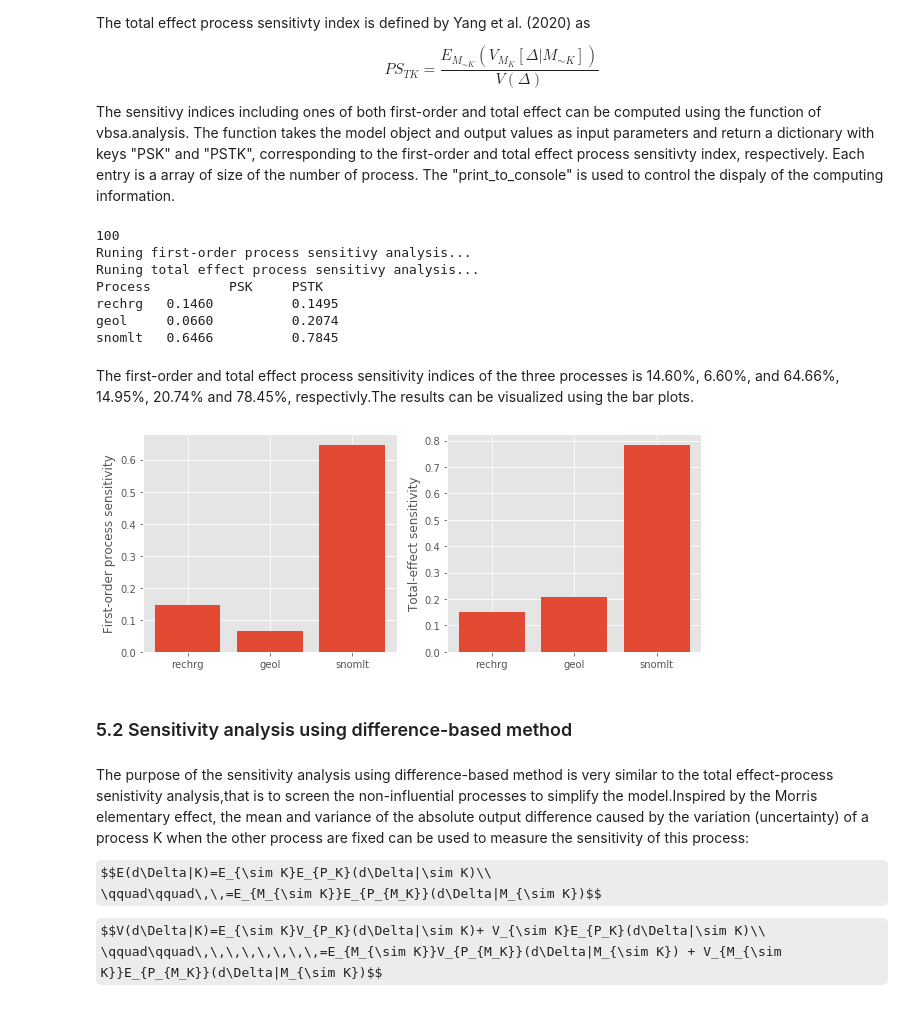
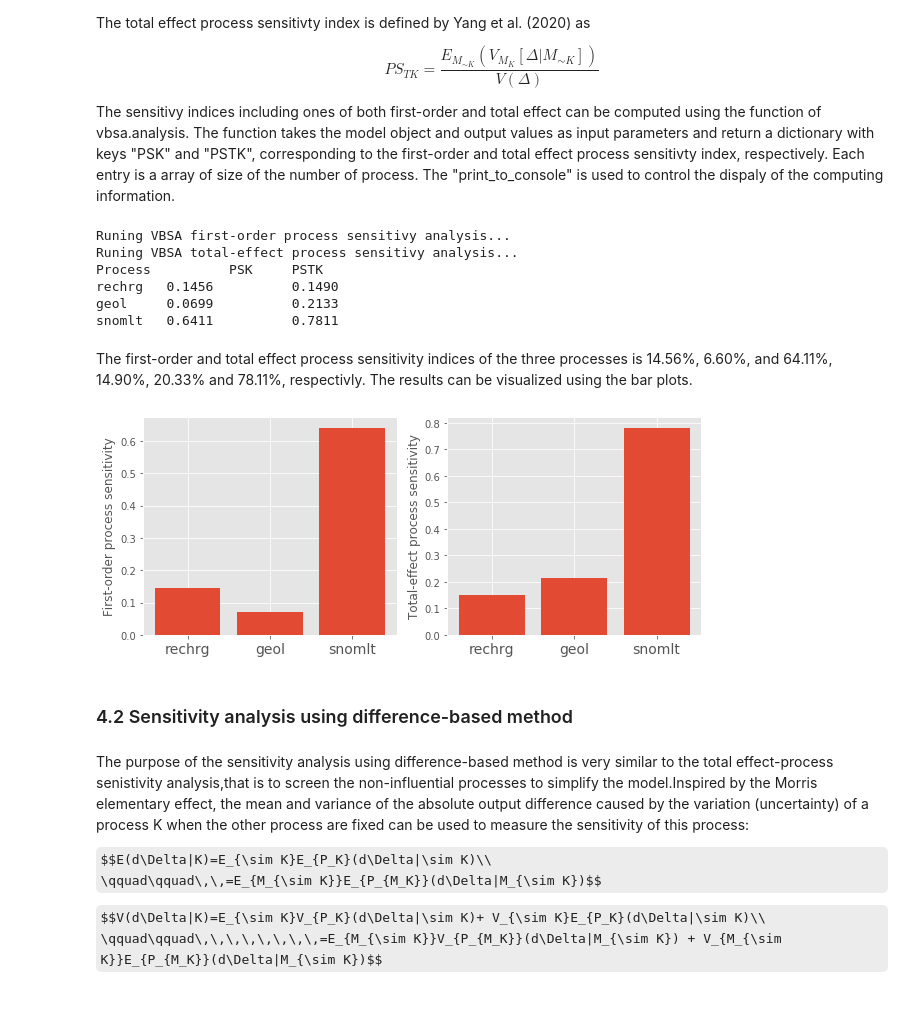
Before and after one commit to jyangfsu/SAMMPy, a Jupyter notebook: examples/workflow_1D_groundwater_flow.ipynb, the cells around one changed output. Drawn from its saved outputs; the diff is of its cells as text; code cells hidden in the pictures; some formulas as TeX source.

```diff
--- a/examples/workflow_1D_groundwater_flow.ipynb
+++ b/examples/workflow_1D_groundwater_flow.ipynb
@@ -9,9 +9,3 @@ Prepared by Jing Yang and Ming Ye at Florida State University, 2020. Mail to: my
 # %%
 import numpy as np
 import numba as nb
-import matplotlib.pyplot as plt
-
-import sammpy as sm
-import vbsa as vb
-
-plt.style.use('ggplot')
@@ -176,0 +167,3 @@ The samples are genertaed using SALib with Saltelli's sampling scheme. Saltelli'
+# %%
+N = 500       # Number of sample realizations
+param_values = model.sample(nobs=N, method='saltelli', seed=933090936)
@@ -177,7 +172,4 @@ The samples are genertaed using SALib with Saltelli's sampling scheme. Saltelli'
 # %%
-param_values = model.sample(nobs=N, seed=933090936)
-
-import hist
-
-hist.histplot(model, param_values)
+from sammpy.plotting import hist
+hist.plot(model, param_values)
 # %% [output]
@@ -260,25 +252,25 @@ The total effect process sensitivty index is defined by Yang et al. (2020) as
 $$PS_{TK}=\frac{E_{M_{\sim K}}(V_{M_{K}}[\Delta|M_{\sim K}])}{V(\Delta)}$$
 
 The sensitivy indices including ones of both first-order and total effect can be computed using the function of vbsa.analysis. The function takes the model object and output values as input parameters and return a dictionary with keys "PSK" and "PSTK",  corresponding to the first-order and total effect process sensitivty index, respectively. Each entry is a array of size of the number of process. The "print_to_console" is used to control the dispaly of the computing information.
-# %%
-Ret = vb.analysis(model, Y, print_to_console=True)
-# %% [output]
-100
-Runing first-order process sensitivy analysis...
-Runing total effect process sensitivy analysis...
-Process          PSK     PSTK
-rechrg   0.1460          0.1495
-geol     0.0660          0.2074
-snomlt   0.6466          0.7845
+# %%
+from sammpy.analyze import vbsa
+Ret_vbsa = vbsa.analyze(model, Y, print_to_console=True)
+# %% [output]
+Runing VBSA first-order process sensitivy analysis...
+Runing VBSA total-effect process sensitivy analysis...
+Process          PSK     PSTK
+rechrg   0.1456          0.1490
+geol     0.0699          0.2133
+snomlt   0.6411          0.7811
 # %% [markdown]
-The first-order and total effect process sensitivity indices of the three processes is 14.60%, 6.60%, and 64.66%, 14.95%, 20.74% and 78.45%, respectivly.The results can be visualized using the bar plots.
+The first-order and total effect process sensitivity indices of the three processes is 14.56%, 6.60%, and 64.11%, 14.90%, 20.33% and 78.11%, respectivly. The results can be visualized using the bar plots.
 # %%
-from bar import plot
-plot(model, Ret)
+from sammpy.plotting import bar
+bar.plot(model, Ret_vbsa)
 # %% [output]
-[figure, old version]
+[figure, new version]
 # %% [markdown]
-### 5.2 Sensitivity analysis using difference-based method
+### 4.2 Sensitivity analysis using difference-based method
 # %% [markdown]
 The purpose of the sensitivity analysis using difference-based method is very similar to the total effect-process senistivity analysis,that is to screen the non-influential processes to simplify the model.Inspired by the Morris elementary effect, the mean and variance of the absolute output difference caused by the variation (uncertainty) of a process K when the other process are fixed can be used to measure the sensitivity of this process:
 
```
Also changed, not shown: parts of 23 cells of this notebook, 8 other files.
